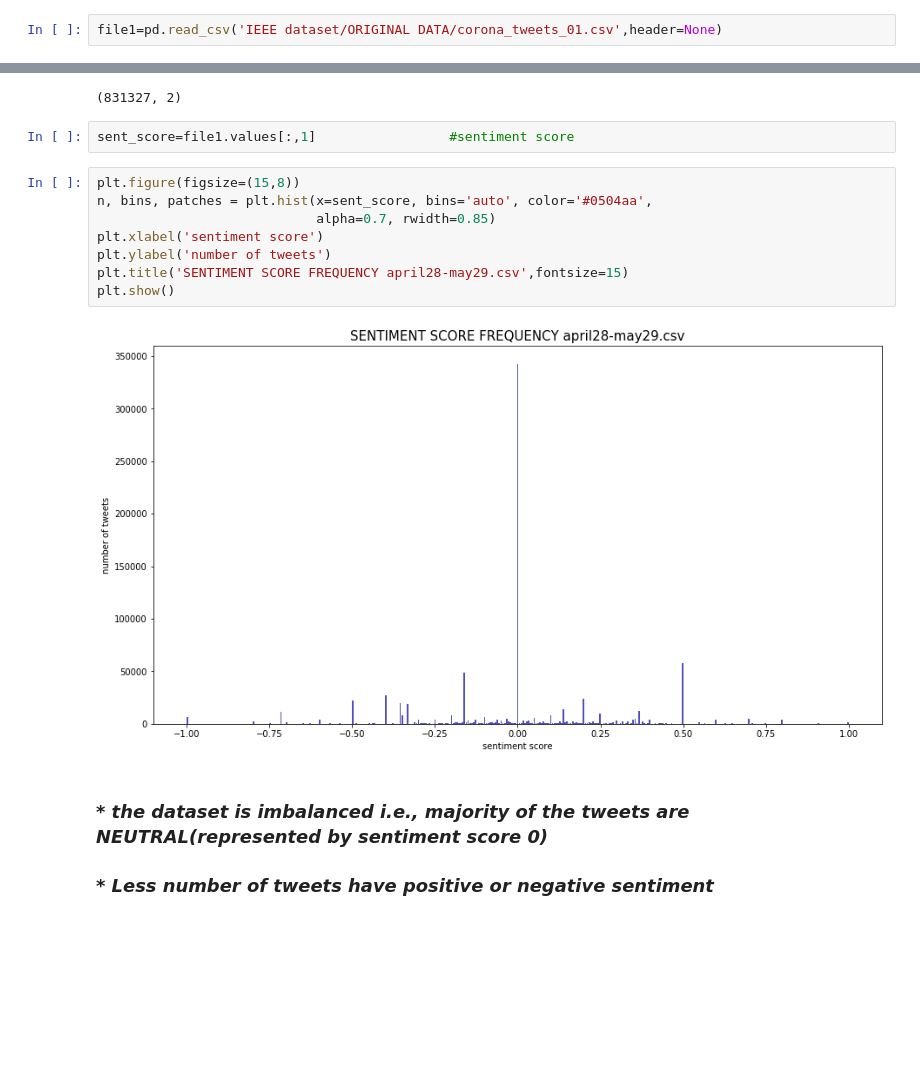
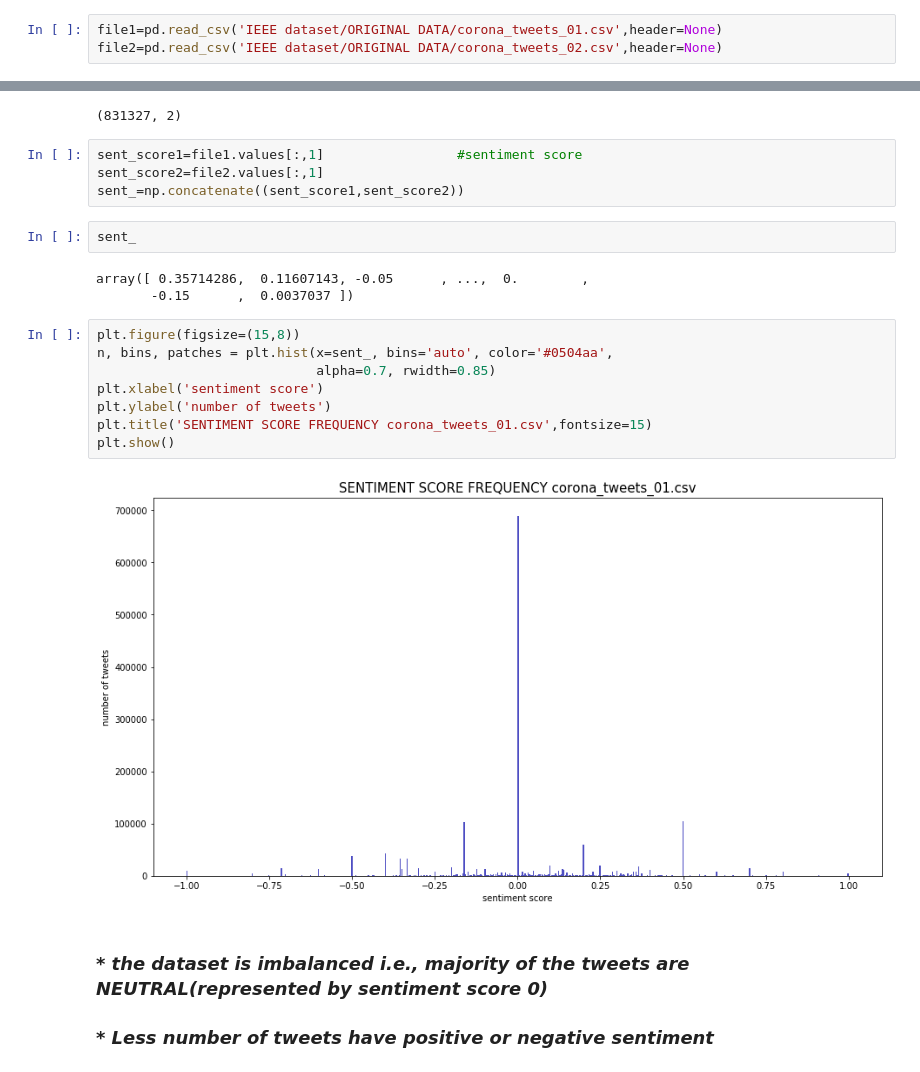
Before and after one commit to kritika2611/TWITTER-SENTIMENT-ANALYSIS-OF-COVID-19, a Jupyter notebook: SENTIMENT ANALYSIS.ipynb, the cells around one changed output, grey strips where cells are left out. Cells and saved outputs as stored; diff of their text form; blank space fills up the shorter version.

```diff
--- a/SENTIMENT ANALYSIS.ipynb
+++ b/SENTIMENT ANALYSIS.ipynb
@@ -7,6 +7,7 @@ import matplotlib.pyplot as plt
 from mpl_toolkits.mplot3d import axes3d
 # %%
 file1=pd.read_csv('IEEE dataset/ORIGINAL DATA/corona_tweets_01.csv',header=None)
+file2=pd.read_csv('IEEE dataset/ORIGINAL DATA/corona_tweets_02.csv',header=None)
 # %%
 file1.head(n=10)
 # %% [output]
@@ -26,17 +27,24 @@ file1.shape
 # %% [output]
 (831327, 2)
 # %%
-sent_score=file1.values[:,1]                 #sentiment score
+sent_score1=file1.values[:,1]                 #sentiment score
+sent_score2=file2.values[:,1]
+sent_=np.concatenate((sent_score1,sent_score2))
+# %%
+sent_
+# %% [output]
+array([ 0.35714286,  0.11607143, -0.05      , ...,  0.        ,
+       -0.15      ,  0.0037037 ])
 # %%
 plt.figure(figsize=(15,8))
-n, bins, patches = plt.hist(x=sent_score, bins='auto', color='#0504aa',
+n, bins, patches = plt.hist(x=sent_, bins='auto', color='#0504aa',
                             alpha=0.7, rwidth=0.85)
 plt.xlabel('sentiment score')
 plt.ylabel('number of tweets')
-plt.title('SENTIMENT SCORE FREQUENCY april28-may29.csv',fontsize=15)
+plt.title('SENTIMENT SCORE FREQUENCY corona_tweets_01.csv',fontsize=15)
 plt.show()
 # %% [output]
-[figure, old version]
+[figure, new version]
 # %% [markdown]
 
 ### * *the dataset is imbalanced i.e., majority of the tweets are NEUTRAL(represented by sentiment score 0)*
```
Also changed, not shown: parts of 54 cells of this notebook, 12 other files.
